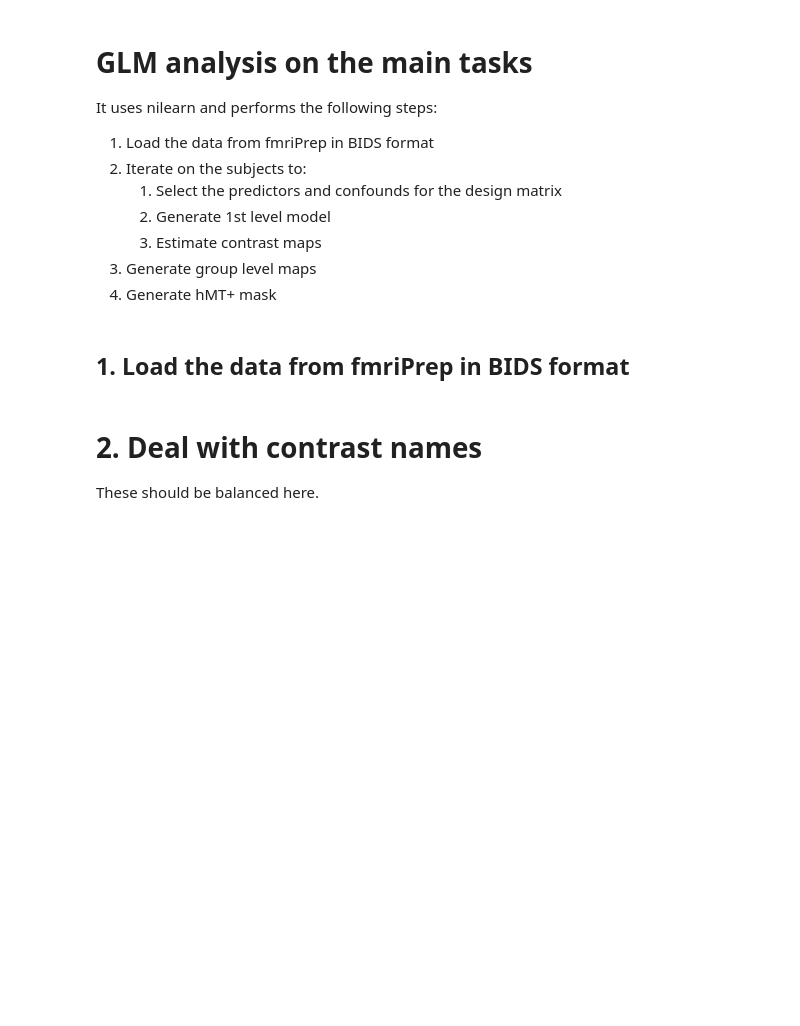
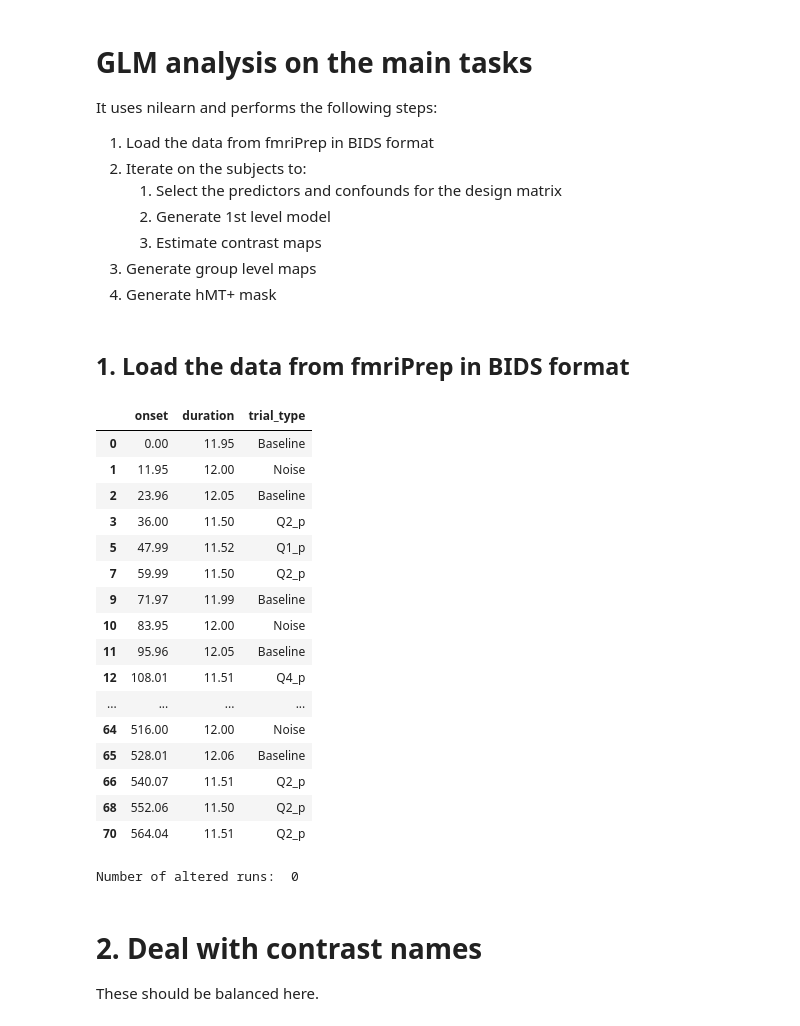
Before and after one commit to CIBIT-UC/brainplayback_task01, a Jupyter notebook: nilearn/nilearn_notebook.ipynb, the cells around one changed output. Drawn from its saved outputs; the diff is of its cells as text; code cells hidden in the pictures; blank space fills up the shorter version.

```diff
--- a/nilearn/nilearn_notebook.ipynb
+++ b/nilearn/nilearn_notebook.ipynb
@@ -56,12 +60,75 @@ out_dir = os.path.join(data_dir,"derivatives","nilearn_glm")
     derivatives_folder=derivatives_folder,
 )
 # %%
-# edit all models_events to exclude the conditions that end with '_p'
+# edit all models_events to exclude the conditions that end with '_db' - use the participant report (p) and not the database one (db)
 for ii in range(len(models_events)):
     for jj in range(len(models_events[ii])):
-        models_events[ii][jj] = models_events[ii][jj][models_events[ii][jj].trial_type.str.endswith('_p') == False]
+        models_events[ii][jj] = models_events[ii][jj][models_events[ii][jj].trial_type.str.endswith('_db') == False]
 
 models_events[0][0]
+# %% [output]
+|  | onset | duration | trial_type |
+| 0 | 0.00 | 11.95 | Baseline |
+| 1 | 11.95 | 12.00 | Noise |
+| 2 | 23.96 | 12.05 | Baseline |
+| 3 | 36.00 | 11.50 | Q2_p |
+| 5 | 47.99 | 11.52 | Q1_p |
+| 7 | 59.99 | 11.50 | Q2_p |
+| 9 | 71.97 | 11.99 | Baseline |
+| 10 | 83.95 | 12.00 | Noise |
+| 11 | 95.96 | 12.05 | Baseline |
+| 12 | 108.01 | 11.51 | Q4_p |
+| ... | ... | ... | ... |
+| 64 | 516.00 | 12.00 | Noise |
+| 65 | 528.01 | 12.06 | Baseline |
+| 66 | 540.07 | 11.51 | Q2_p |
+| 68 | 552.06 | 11.50 | Q2_p |
+| 70 | 564.04 | 11.51 | Q2_p |
+# %%
+# check for the existence of all of the four conditions (Q1_p, Q2_p, Q3_p, Q4_p) in all models_events
+n_of_altered_runs = 0
+#ii_removed_runs = []
+#jj_removed_runs = []
+
+for ii in range(len(models_events)):
+    for jj in range(len(models_events[ii])):
+
+        trial_types = models_events[ii][jj].trial_type
+
+        # select only the ones that end with '_p'
+        trial_types = trial_types[trial_types.str.endswith('_p')]
+
+        # find unique values
+        trial_types = trial_types.unique()
+
+        # check if all four conditions are present
+        if len(trial_types) != 4:
+
+            # add the missing condition as new row with onset 0, duration 0
+            if 'Q1_p' not in trial_types:
+                models_events[ii][jj] = models_events[ii][jj].append({'onset': 0, 'duration': 0, 'trial_type': 'Q1_p'}, ignore_index=True)
+            if 'Q2_p' not in trial_types:
+                models_events[ii][jj] = models_events[ii][jj].append({'onset': 0, 'duration': 0, 'trial_type': 'Q2_p'}, ignore_index=True)
+            if 'Q3_p' not in trial_types:
+                models_events[ii][jj] = models_events[ii][jj].append({'onset': 0, 'duration': 0, 'trial_type': 'Q3_p'}, ignore_index=True)
+            if 'Q4_p' not in trial_types:
+                models_events[ii][jj] = models_events[ii][jj].append({'onset': 0, 'duration': 0, 'trial_type': 'Q4_p'}, ignore_index=True)
+
+
+            #ii_removed_runs.append(ii)
+            #jj_removed_runs.append(jj)
+
+            n_of_altered_runs += 1
+
+# delete data in inverse order to avoid indexing problems
+# for kk in range(n_of_removed_runs-1,-1,-1):
+#     del models_run_imgs[ii_removed_runs[kk]][jj_removed_runs[kk]]
+#     del models_events[ii_removed_runs[kk]][jj_removed_runs[kk]]
+#     del models_confounds[ii_removed_runs[kk]][jj_removed_runs[kk]]
+
+print('Number of altered runs: ', n_of_altered_runs)
+# %% [output]
+Number of altered runs:  0
 # %% [markdown]
 # 2. Deal with contrast names
 These should be balanced here.
```
Also changed, not shown: parts of 7 cells of this notebook, 3 other files.
